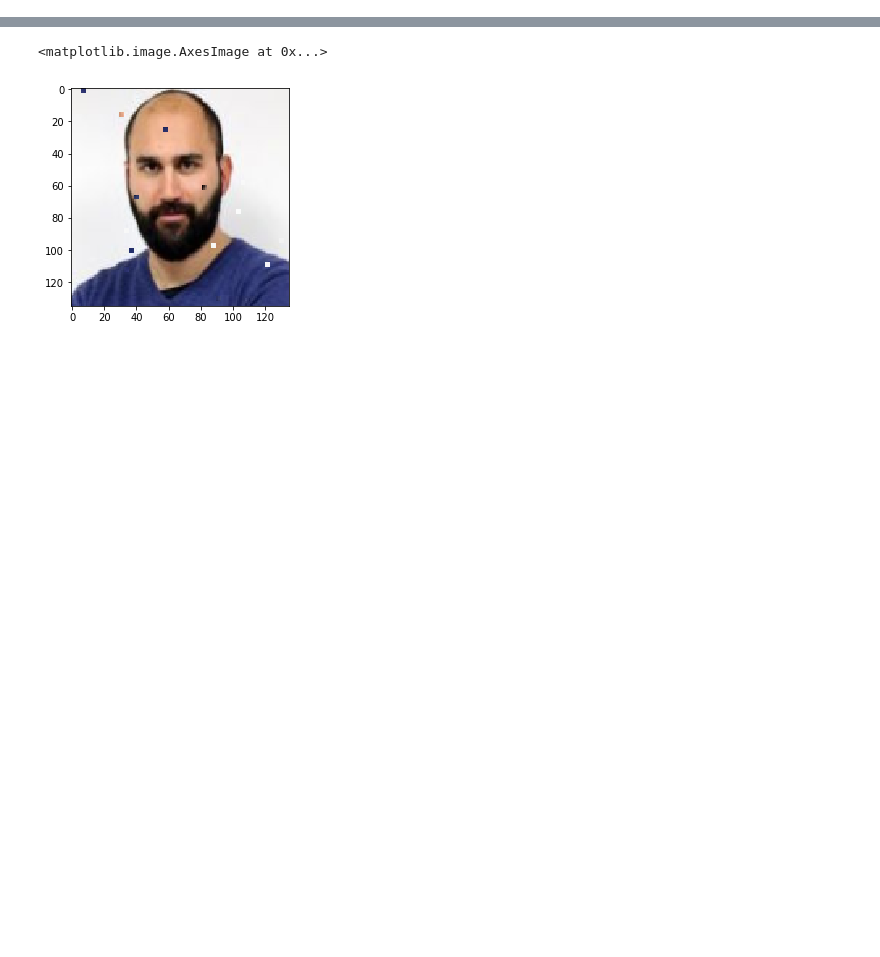
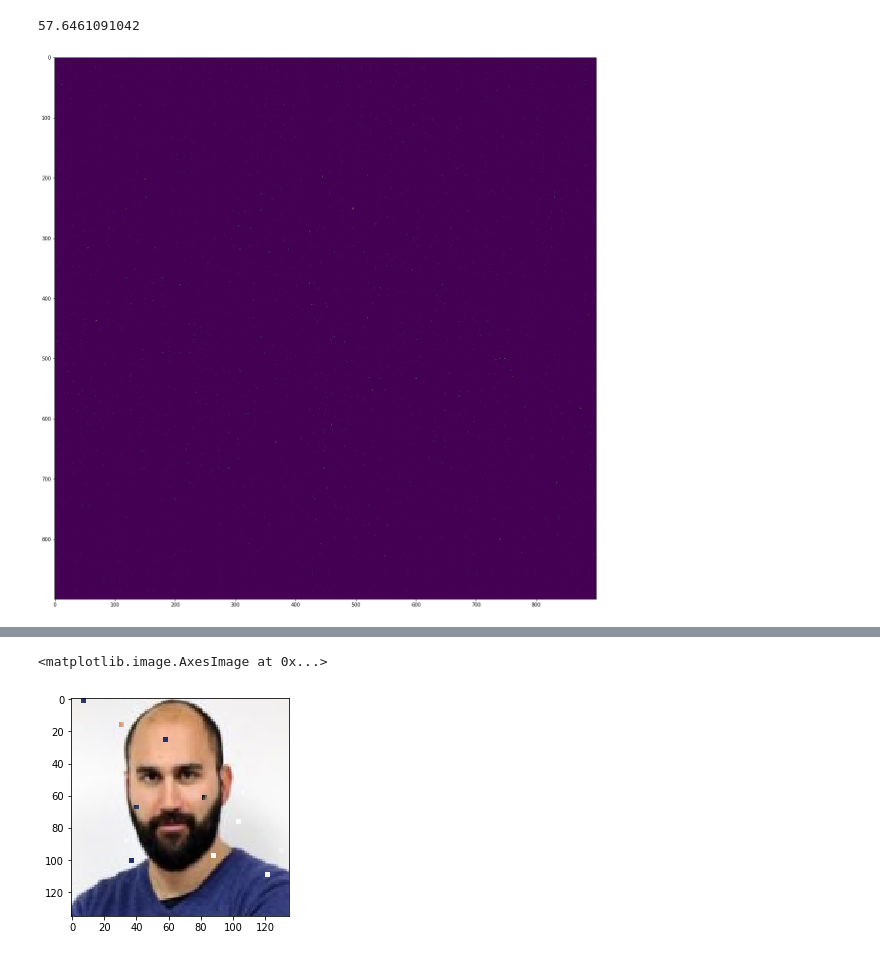
Before and after one commit to gomena/sinkhorn_networks, a Jupyter notebook: Sinkhorn_jigsaw-wg-transformer-Celeba-Copy1.ipynb, the cells around one changed output, grey strips where cells are left out. Saved outputs shown, nothing was run; the diff lists cells and outputs as text; code cells hidden in the pictures; blank space fills up the shorter version.

```diff
--- a/Sinkhorn_jigsaw-wg-transformer-Celeba-Copy1.ipynb
+++ b/Sinkhorn_jigsaw-wg-transformer-Celeba-Copy1.ipynb
@@ -21,7 +17,7 @@ def sinkhorn(log_alpha, n_iters=20):
     for n in range(n_iters):
         log_alpha -= logsumexp(log_alpha, axis=1, keepdims=True)
         log_alpha -= logsumexp(log_alpha, axis=0, keepdims=True)
-        if n%2000==0:
+        if n%10000==1:
             print(n)
     log_alpha -= logsumexp(log_alpha, axis=1, keepdims=True)
     return np.exp(log_alpha)
@@ -46,7 +42,6 @@ def stack_batch_split(batch):
 
 
 def unflatten_batch(batch, n_channels=1):
-    print(np.sqrt(batch.shape[2]/n_channels))
     side_square = int(np.sqrt(batch.shape[2]/n_channels))
     return np.reshape(batch, [batch.shape[0], batch.shape[1], side_square, side_square, n_channels])
 
@@ -159,9 +138,9 @@ n_dim = int(side_square*side_square*n_channels)
 # %%
 #Now we define the main TF variables
-
+from copy import deepcopy
 def solve(scrambled_split,stack_scrambled_images_split,stack_real_images_split):
 
-    print(scrambled_split.shape)
+
     log_alpha = np.reshape(stack_scrambled_images_split, [batch_size, n_squares, n_dim])
     log_alpha2 = np.reshape(stack_real_images_split, [batch_size, n_squares, n_dim])
 
@@ -179,19 +158,30 @@ def solve(scrambled_split,stack_scrambled_images_split,stack_real_images_split):
     s2 = A2+B2 +C2
     f1 = np.tile(np.sum(s1**2, axis=2, keepdims=True),[1, 1, n_squares])
     f2 = np.transpose(np.tile(np.sum(s2**2, axis=2, keepdims=True),[1, 1, n_squares]), [0, 2 ,1])
+
     P = np.tile(np.eye(n_squares)[np.newaxis,:,:], [batch_size, 1, 1])
 
     invP_all = []
     ma_all = []
+
     for l in range(n_gromov):
+        invP_all.append(deepcopy(np.transpose(P, [0, 2,1])))
 
         ma = -1*(f1+f2 - 2*np.matmul(s1, np.matmul(P, s2)))
         ma_all.append(ma)
-        invP_all.append(np.transpose(P, [0, 2,1]))
+
+
         for k in range(batch_size):
-            print([l,k])
-            P[k,:,:] = sinkhorn(ma[k,:,:]/temp, n_iters = n_iter_sinkhorn)
-
+            #print([l,k, s1.shape])
+            #P[k,:,:] = sinkhorn(ma[k,:,:]/temp, n_iters = n_iter_sinkhorn)
+            a=time()
+            if(l<=100):
+                P[k,:,:] = sinkhorn(ma[k,:,:]/temp, n_iters = n_iter_sinkhorn)
+                print([np.percentile(np.sum(P[k,:,:], axis=0), 5), np.percentile(np.sum(P[k,:,:], axis=0),95)])
+            else:
+                P[k,:,:] = soft_to_hard(ma[k,:,:])
+            print(time()-a)
+    invP_all.append(deepcopy(np.transpose(P, [0, 2,1])))
 
 
     inv_P = np.transpose(P, [0, 2,1])
@@ -295,3 +298,13 @@ Use Pillow instead: ``numpy.array(Image.fromarray(arr).resize())``.
+# %%
+#print(np.sum(invP_all[1][0,:,:],axis=1))
+plt.figure(figsize=(20,20))
+plt.imshow(invP_all[-1][0,:,:])
+a=time()
+aa=soft_to_hard(invP_all[-1][0,:,:])
+print(time()-a)
+# %% [output]
+57.6461091042
+[figure, added]
 # %%
 inv_hard = np.eye(n_squares)
 sample = np.random.permutation(n_squares)
```
Also changed, not shown: parts of 5 cells of this notebook.
